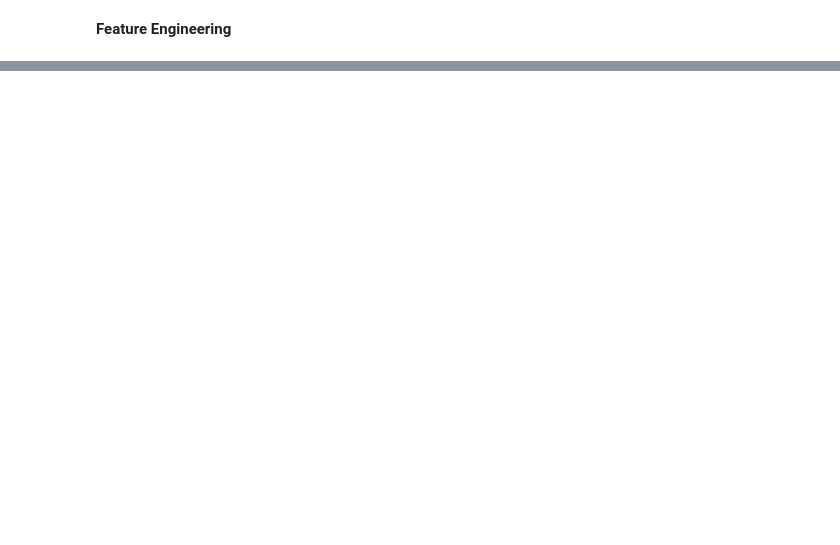
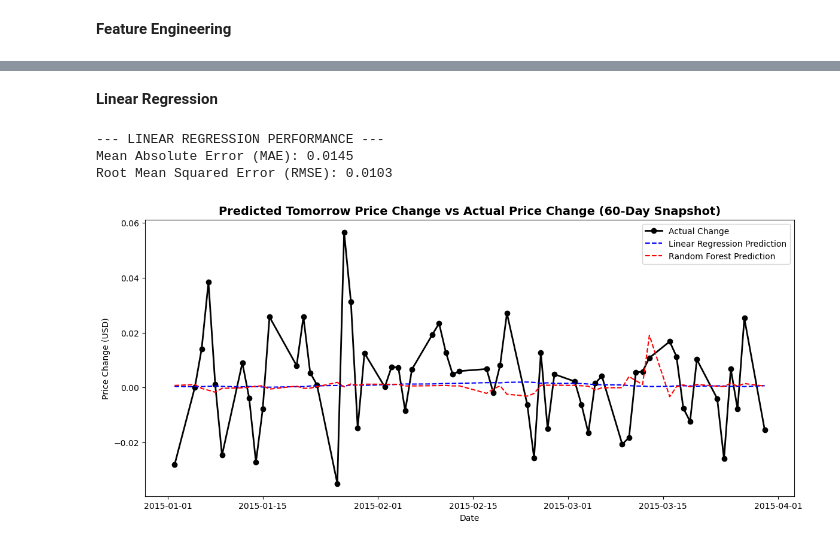
Before and after one commit to Yekta-Ahmadifar/Predict-stock-prices, a Jupyter notebook: SrockPricePrediction.ipynb, the cells around one changed output, grey strips where cells are left out. Cells and saved outputs as stored; diff of their text form; code cells hidden in the pictures; blank space fills up the shorter version.

```diff
--- a/SrockPricePrediction.ipynb
+++ b/SrockPricePrediction.ipynb
@@ -62,0 +87,35 @@ Testing set size: 721 rows (from 2015-01-02 to 2017-11-09)
+# %% [markdown]
+**Linear  Regression**
+# %%
+#initializing and fitting
+lr_model= LinearRegression()
+lr_model.fit(x_train, y_train)
+lr_pred = lr_model.predict(x_test)
+#evaluation
+lr_mae = mean_absolute_error(y_test , lr_pred)
+lr_sqe = np.sqrt(mean_squared_error(y_test, lr_pred))
+
+print("--- LINEAR REGRESSION PERFORMANCE ---")
+print(f"Mean Absolute Error (MAE): {lr_sqe:.4f}")
+print(f"Root Mean Squared Error (RMSE): {lr_mae:.4f}")
+# %% [output]
+--- LINEAR REGRESSION PERFORMANCE ---
+Mean Absolute Error (MAE): 0.0145
+Root Mean Squared Error (RMSE): 0.0103
+# %%
+# Grab a 60-day window to make the plot readable
+eval_df = pd.DataFrame({'Actual': y_test, 'Linear_Reg': lr_pred, 'Random_Forest': rf_pred}, index=y_test.index)
+eval_df_subset = eval_df.iloc[:60]
+
+plt.figure(figsize=(14, 6))
+plt.plot(eval_df_subset.index, eval_df_subset['Actual'], label='Actual Change', color='black', linewidth=2, marker='o')
+plt.plot(eval_df_subset.index, eval_df_subset['Linear_Reg'], label='Linear Regression Prediction', color='blue', linestyle='--')
+plt.plot(eval_df_subset.index, eval_df_subset['Random_Forest'], label='Random Forest Prediction', color='red', linestyle='--')
+
+plt.title('Predicted Tomorrow Price Change vs Actual Price Change (60-Day Snapshot)', fontsize=14, fontweight='bold')
+plt.xlabel('Date')
+plt.ylabel('Price Change (USD)')
+plt.legend()
+plt.show()
+# %% [output]
+[figure, added]
```
Also changed, not shown: parts of 6 cells of this notebook.
